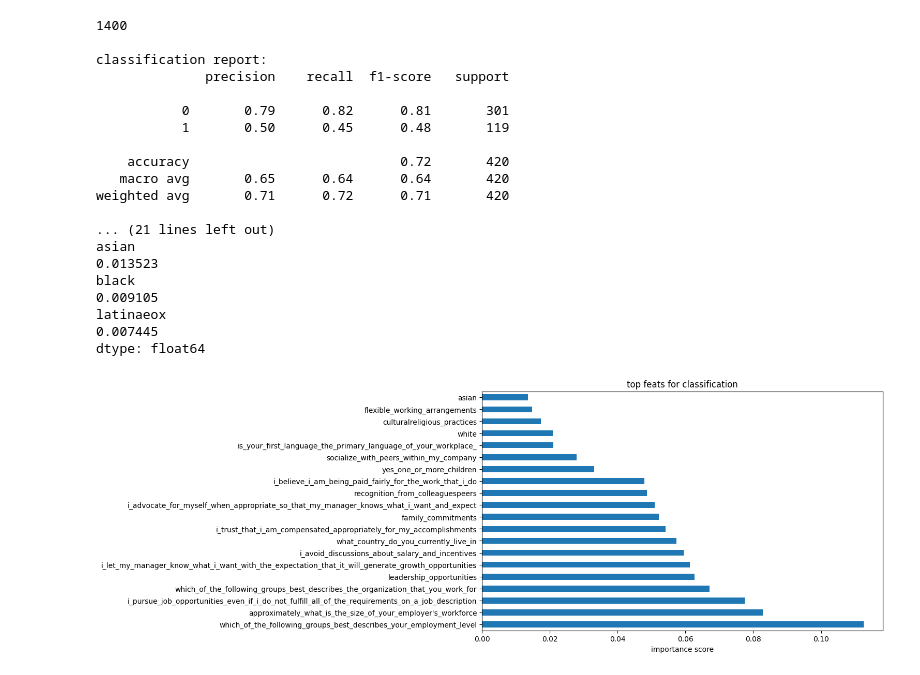
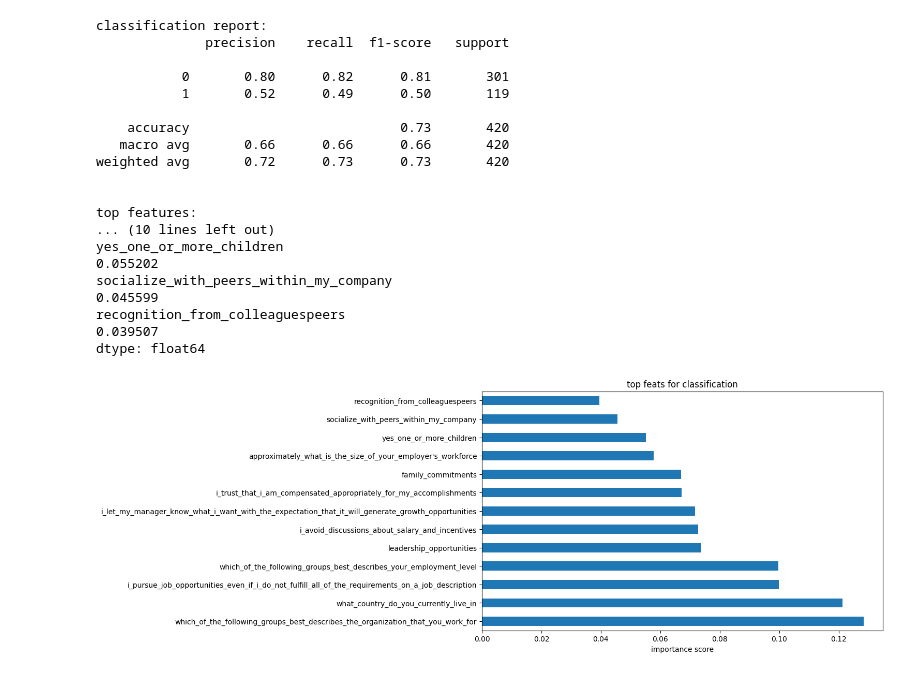
Before and after one commit to shlomihod/YDNPD, a Jupyter notebook: ydnpd/datasets/data/we/raw/classify_we_survey.ipynb, the cells around one changed output. Cells and saved outputs as stored; diff of their text form; code cells hidden in the pictures.

Commit message:
updated we_survey, now lower dimensional

```diff
--- a/ydnpd/datasets/data/we/raw/classify_we_survey.ipynb
+++ b/ydnpd/datasets/data/we/raw/classify_we_survey.ipynb
@@ -29,5 +18,5 @@ Error message(s): ["dlopen(/Users/lucasrosenblatt/opt/miniconda3/envs/fairly_unc
 # %%
-file_path = "filtered_cleaned_we_survey_data_2023.csv"
+file_path = "survey_2023_transformed.csv"
 df = pd.read_csv(file_path)
 
 print(list(df.columns))
@@ -52,55 +57,71 @@ if target not in df.columns:
     print(f"target column '{target}' not found in selected features.")
 else:
     # drop rows where target is 0
-    df = df[df[target] != 0]
+    subset_for_class = [
+        'which_of_the_following_groups_best_describes_your_employment_level',
+        "approximately_what_is_the_size_of_your_employer's_workforce",
+        'i_pursue_job_opportunities_even_if_i_do_not_fulfill_all_of_the_requirements_on_a_job_description',
+        'which_of_the_following_groups_best_describes_the_organization_that_you_work_for',
+        'leadership_opportunities',
+        'i_let_my_manager_know_what_i_want_with_the_expectation_that_it_will_generate_growth_opportunities',
+        'i_avoid_discussions_about_salary_and_incentives',
+        'what_country_do_you_currently_live_in',
+        'i_trust_that_i_am_compensated_appropriately_for_my_accomplishments',
+        'family_commitments',
+        'recognition_from_colleaguespeers',
+        'yes_one_or_more_children',
+        'socialize_with_peers_within_my_company'
+        ]
 
     df_classification = df.dropna(subset=[target])
-    X = df_classification.drop(columns=[target])
+    X = df_classification.drop(columns=[target])[subset_for_class]
     y = df_classification[target]
 
-    print(len(X))
-
-    # adjust y so that 0 or 1 -> 0, and 2,3,4 -> 1
-    y = y.apply(lambda x: 0 if x in [0, 1, 2, 3] else 1)
+    # binarize any feature with 6 unique values
+    for col in X.columns:
+        if len(X[col].unique()) == 6:
+            print(col)
+            # 1 if X[col] >= 3 else 0
+            X[col] = X[col].apply(lambda x: 1 if x >= 3 else 0)
 
     X_train, X_test, y_train, y_test = train_test_split(X, y, test_size=0.3, random_state=42)
 
     if 'xgboost' in globals():
         clf = xgb.XGBClassifier(random_state=42)
         clf.fit(X_train, y_train)
     else:
         clf = RandomForestClassifier(random_state=42)
         clf.fit(X_train, y_train)
 
     y_pred = clf.predict(X_test)
     print("\nclassification report:")
     print(classification_report(y_test, y_pred))
 
     feature_importances = pd.Series(clf.feature_importances_, index=X.columns).sort_values(ascending=False)
     print("\ntop features:")
     print(feature_importances.head(50))
 
     plt.figure(figsize=(10, 6))
     feature_importances.head(20).plot(kind='barh')
     plt.title("top feats for classification")
     plt.xlabel("importance score")
     plt.show()
 # %% [output]
-1400
-
 classification report:
               precision    recall  f1-score   support
 
-           0       0.79      0.82      0.81       301
-           1       0.50      0.45      0.48       119
+           0       0.80      0.82      0.81       301
+           1       0.52      0.49      0.50       119
 
-    accuracy                           0.72       420
-   macro avg       0.65      0.64      0.64       420
-weighted avg       0.71      0.72      0.71       420
+    accuracy                           0.73       420
+   macro avg       0.66      0.66      0.66       420
+weighted avg       0.72      0.73      0.73       420
 
-... (21 lines left out)
-asian                                                                                                0.013523
-black                                                                                                0.009105
-latinaeox                                                                                            0.007445
+
+top features:
+... (10 lines left out)
+yes_one_or_more_children                                                                             0.055202
+socialize_with_peers_within_my_company                                                               0.045599
+recognition_from_colleaguespeers                                                                     0.039507
 dtype: float64
-[figure, old version]
+[figure, new version]
```
Also changed, not shown: parts of 4 cells of this notebook, 6 other files.
